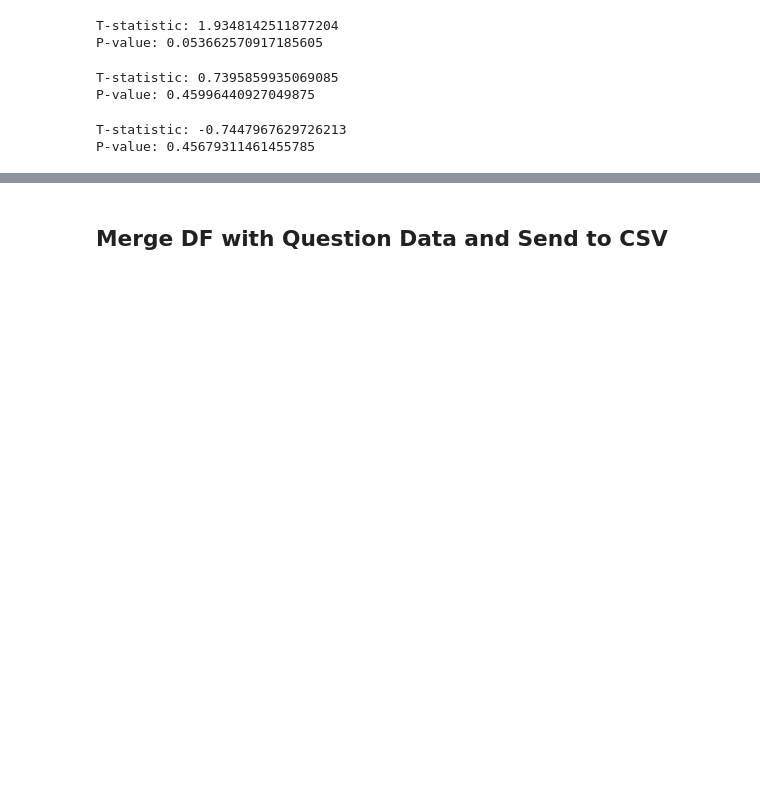
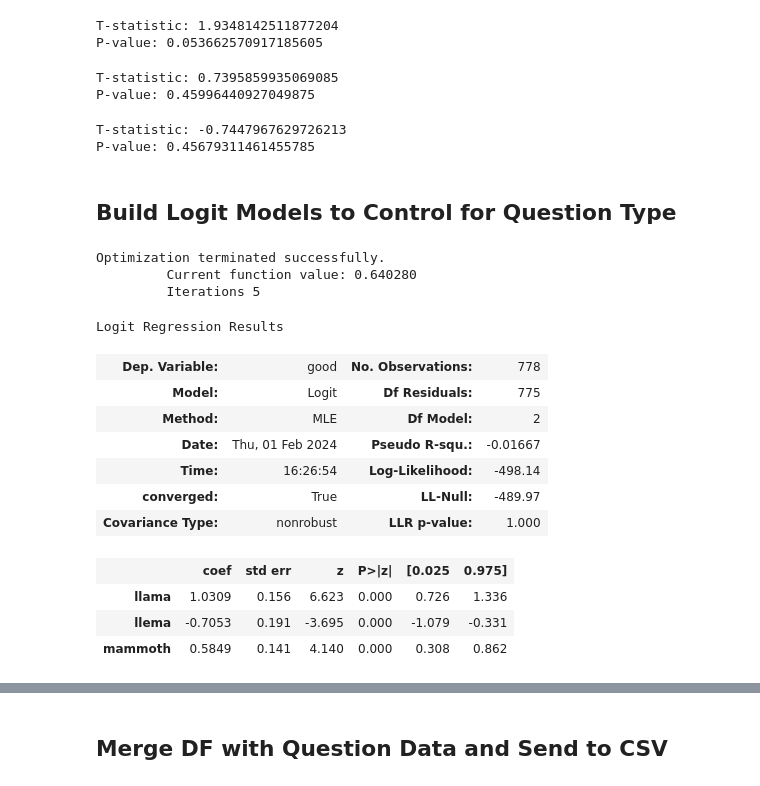
Before and after one commit to bryanchrist/llama2-70b, a Jupyter notebook: Compare_Models_Zooniverse.ipynb, the cells around one changed output, grey strips where cells are left out. Saved outputs shown, nothing was run; the diff lists cells and outputs as text; code cells hidden in the pictures; blank space fills up the shorter version.

```diff
--- a/Compare_Models_Zooniverse.ipynb
+++ b/Compare_Models_Zooniverse.ipynb
@@ -861,3 +874,28 @@ print("P-value:", p_value)
 # %% [output]
 T-statistic: -0.7447967629726213
 P-value: 0.45679311461455785
+# %% [markdown]
+## Build Logit Models to Control for Question Type
+# %%
+reg_df = pd.concat([df, pd.get_dummies(df['model'], dtype = int)], axis=1)
+reg_df = reg_df[reg_df['solvability']==1]
+x = reg_df[['llama', 'llema', 'mammoth']]
+y = reg_df['good']
+log_reg = sm.Logit(y, x).fit()
+log_reg.summary()
+# %% [output]
+Optimization terminated successfully.
+         Current function value: 0.640280
+         Iterations 5
+Logit Regression Results
+| Dep. Variable: | good | No. Observations: | 778 |
+| Model: | Logit | Df Residuals: | 775 |
+| Method: | MLE | Df Model: | 2 |
+| Date: | Thu, 01 Feb 2024 | Pseudo R-squ.: | -0.01667 |
+| Time: | 16:26:54 | Log-Likelihood: | -498.14 |
+| converged: | True | LL-Null: | -489.97 |
+| Covariance Type: | nonrobust | LLR p-value: | 1.000 |
+|  | coef | std err | z | P>|z| | [0.025 | 0.975] |
+| llama | 1.0309 | 0.156 | 6.623 | 0.000 | 0.726 | 1.336 |
+| llema | -0.7053 | 0.191 | -3.695 | 0.000 | -1.079 | -0.331 |
+| mammoth | 0.5849 | 0.141 | 4.140 | 0.000 | 0.308 | 0.862 |
```
Also changed, not shown: parts of 13 cells of this notebook, 1 other file.
